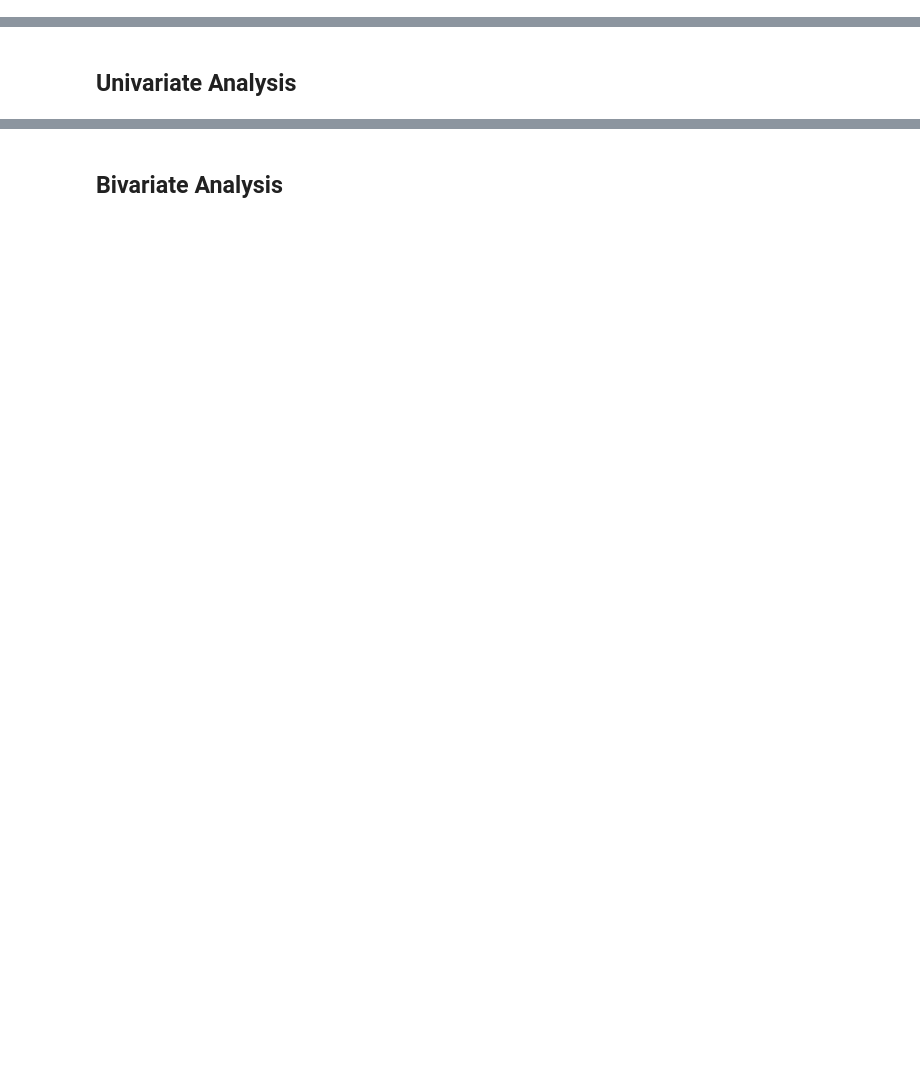
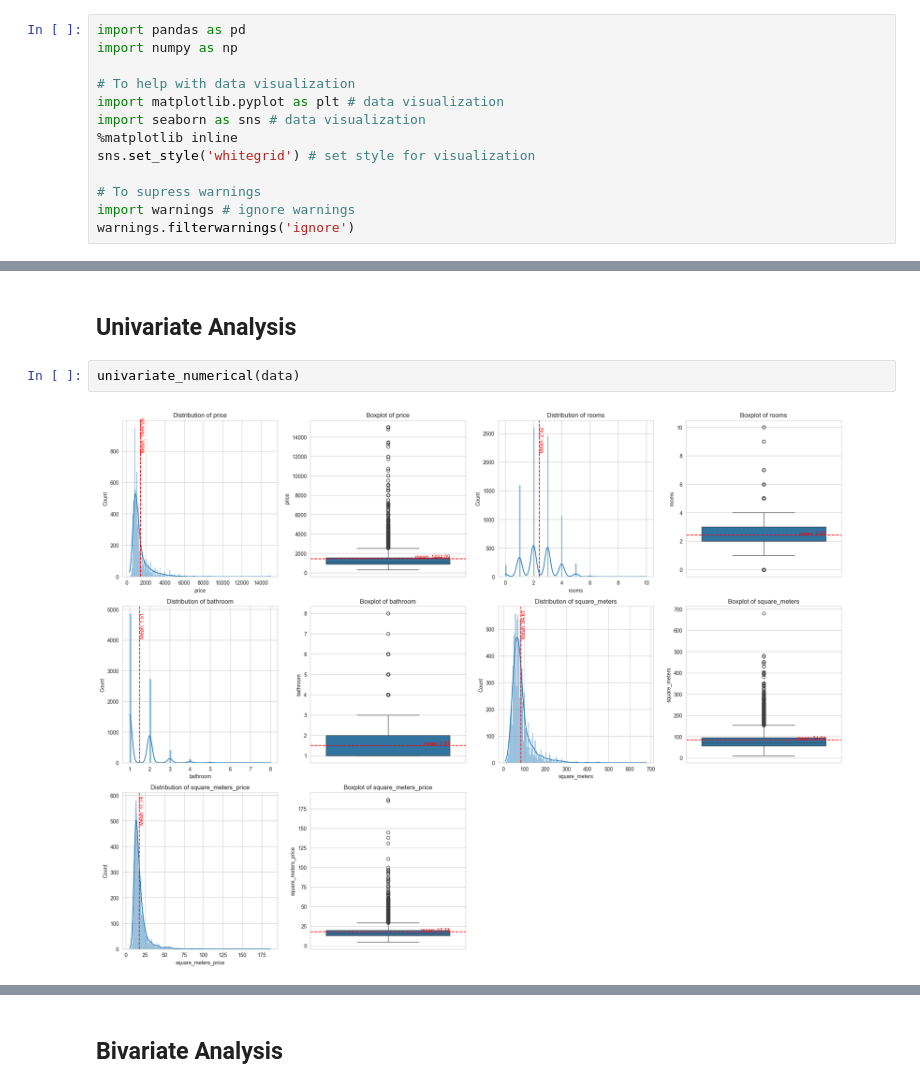
Before and after one commit to otrocarlosmartinez/PROJECT1, a Jupyter notebook: PROJECT1_TEAM2_CM.ipynb, the cells around one changed output, grey strips where cells are left out. Drawn from its saved outputs; the diff is of its cells as text; blank space fills up the shorter version.

```diff
--- a/PROJECT1_TEAM2_CM.ipynb
+++ b/PROJECT1_TEAM2_CM.ipynb
@@ -25,3 +22,16 @@ import numpy as np
+# %%
+import pandas as pd
+import numpy as np
+
+# To help with data visualization
+import matplotlib.pyplot as plt # data visualization
+import seaborn as sns # data visualization
+%matplotlib inline
+sns.set_style('whitegrid') # set style for visualization
+
+# To supress warnings
+import warnings # ignore warnings
+warnings.filterwarnings('ignore')
 # %% [markdown]
 ## Loading the Dataset
 # %%
@@ -379,2 +568,6 @@ data.loc[(data['rooms']==0)&(data['bathroom']==1)].describe().T
 # %% [markdown]
 ## Univariate Analysis
+# %%
+univariate_numerical(data)
+# %% [output]
+[figure, added]
```
Also changed, not shown: parts of 32 cells of this notebook.
